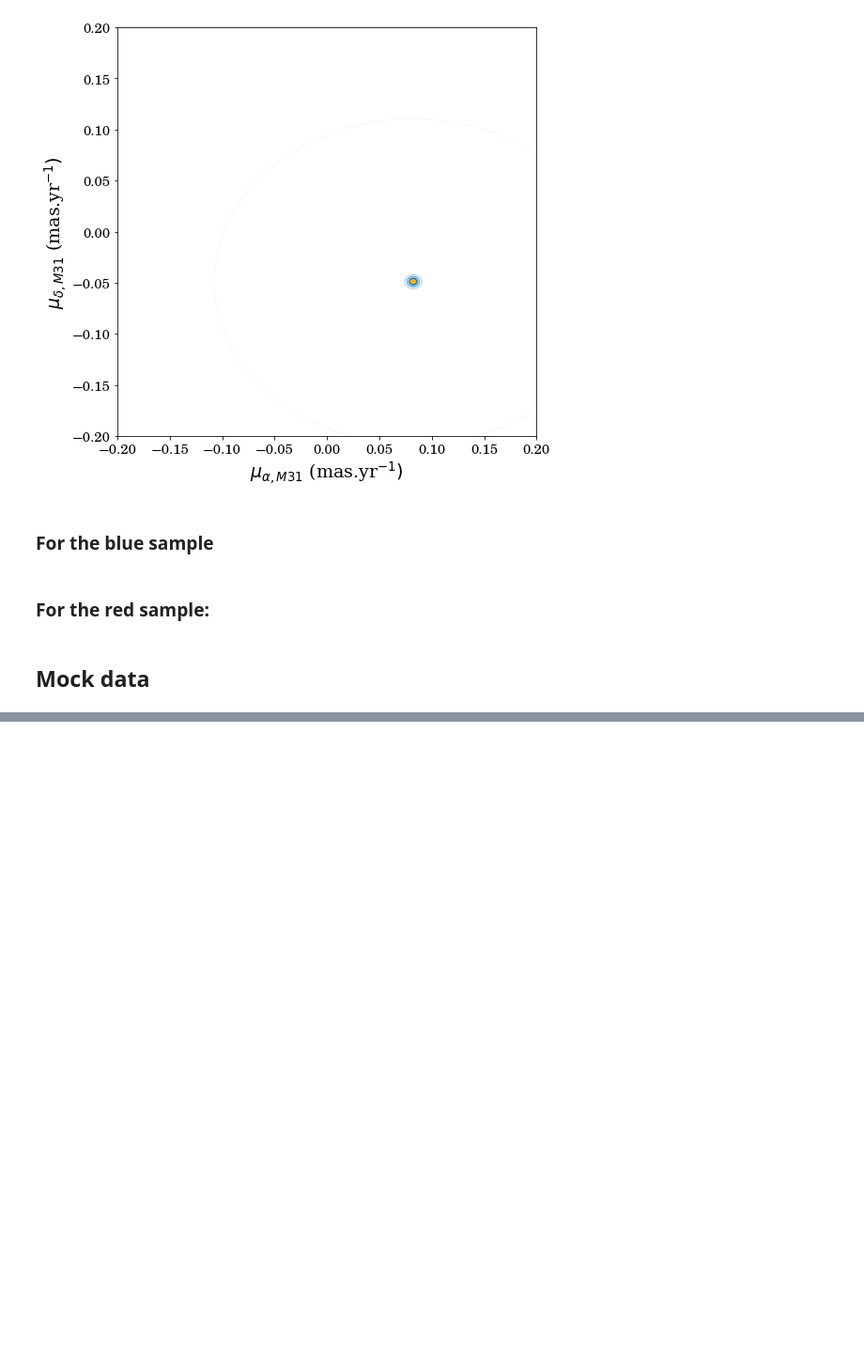
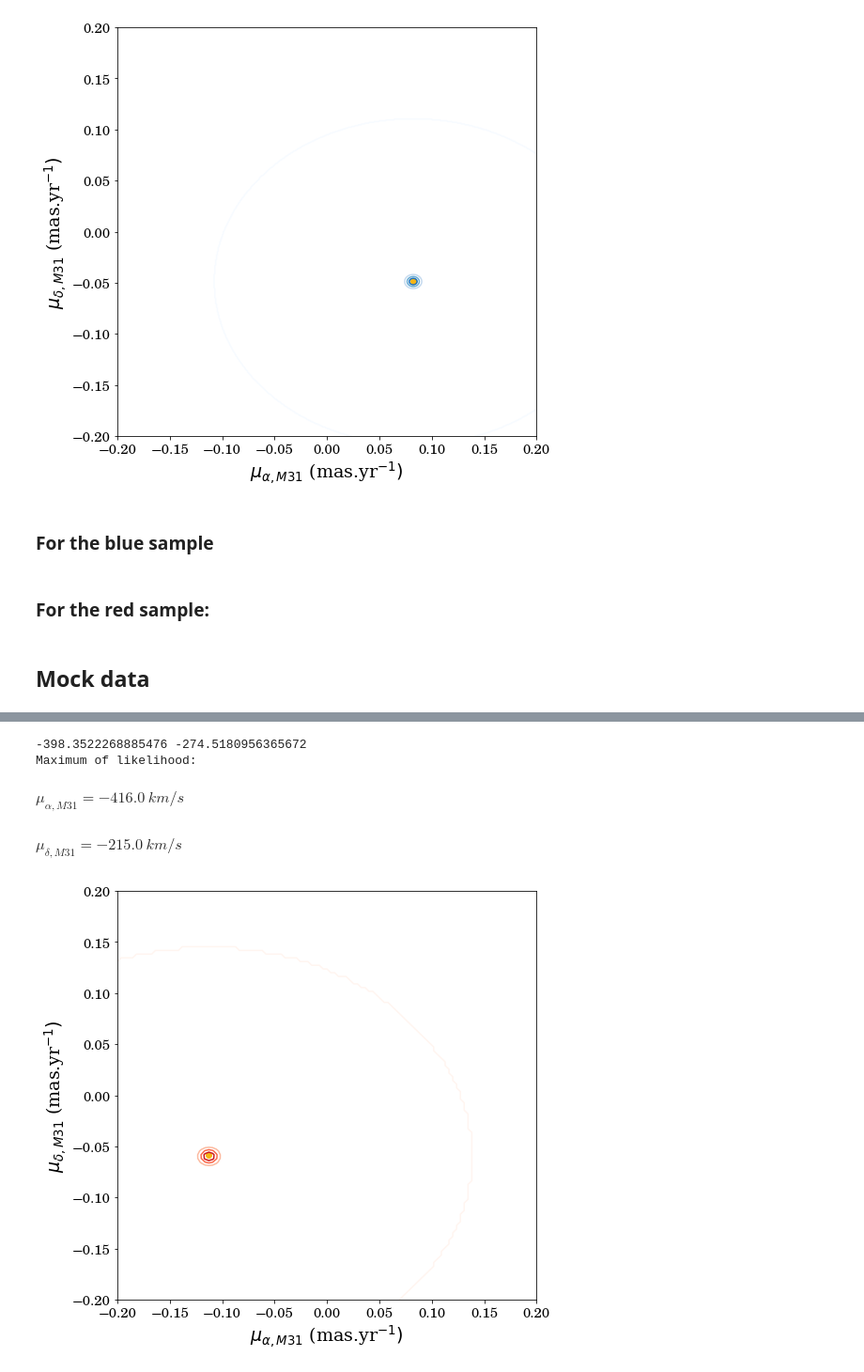
Before and after one commit to SamuelLimbo/AndromedaProperMotion, a Jupyter notebook: Likelihood.ipynb, the cells around one changed output, grey strips where cells are left out. Shown at 94% size. Cells and saved outputs as stored; diff of their text form; code cells hidden in the pictures; blank space fills up the shorter version.

```diff
--- a/Likelihood.ipynb
+++ b/Likelihood.ipynb
@@ -423,0 +419,10 @@ ObjLike.Execute()
+# %%
+Test = MockData(GaiaDataRed, ModelDataRed)
+ObjLike = LikelihooD(111, GaiaDataRed, ModelDataRed, Test, "Reds")
+ObjLike.Execute()
+# %% [output]
+-398.3522268885476 -274.5180956365672
+Maximum of likelihood:
+$\displaystyle \mu_{\alpha, M31} = -416.0\ km/s$
+$\displaystyle \mu_{\delta, M31} = -215.0\ km/s$
+[figure, added]
```
Also changed, not shown: parts of 11 cells of this notebook.
